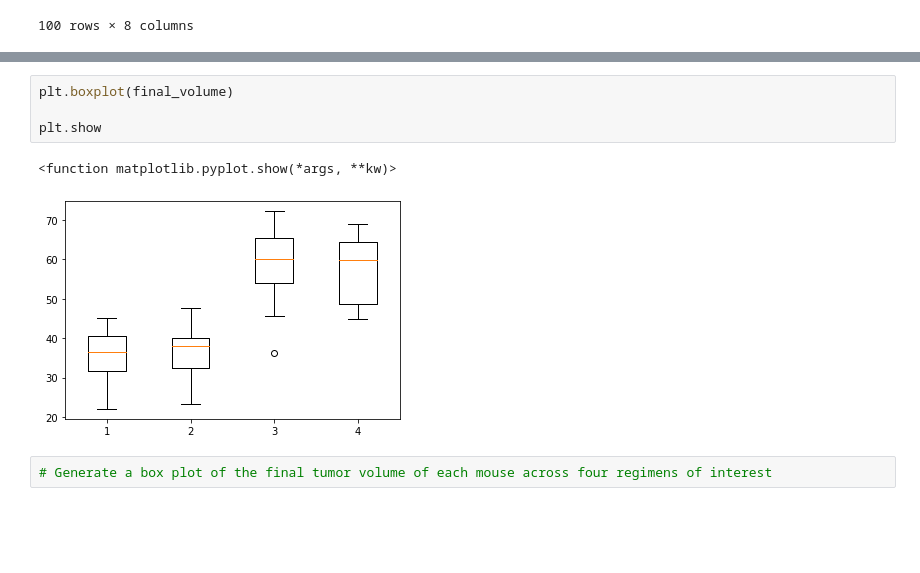
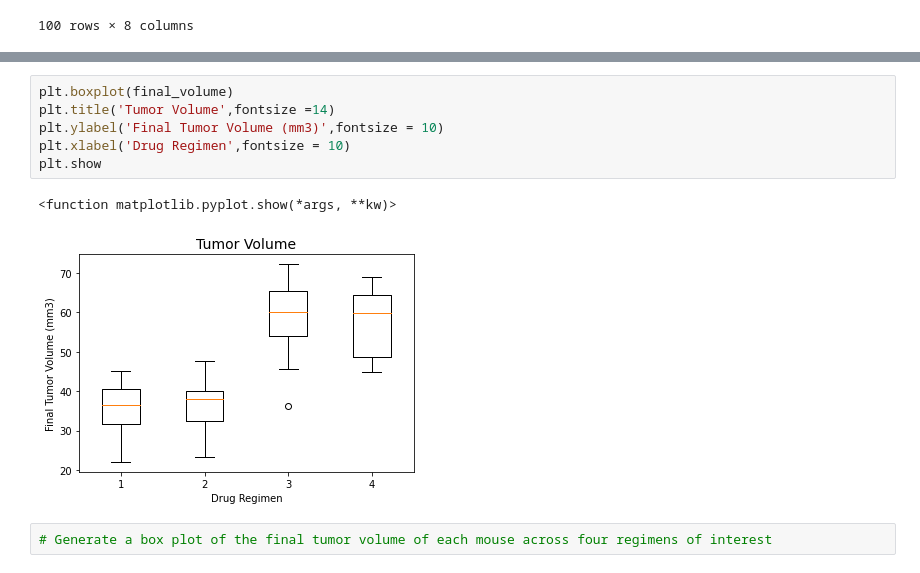
Before and after one commit to Courtneyrobison3/matplotlib-challenge, a Jupyter notebook: pymaceuticals_starter.ipynb, the cells around one changed output, grey strips where cells are left out. Drawn from its saved outputs; the diff is of its cells as text; blank space fills up the shorter version.

```diff
--- a/pymaceuticals_starter.ipynb
+++ b/pymaceuticals_starter.ipynb
@@ -330,13 +329,15 @@ quartiles_df
 | 1 | Capomulin | 32.377357 | 40.159220 | 7.781863 | 20.704562 | 51.832015 |
 | 2 | Infubinol | 54.048608 | 65.525743 | 11.477135 | 36.832905 | 82.741446 |
 | 3 | Ceftamin | 48.722078 | 64.299830 | 15.577752 | 25.355450 | 87.666458 |
-# %%
-plt.boxplot(final_volume)
-
-plt.show
-# %% [output]
-<function matplotlib.pyplot.show(*args, **kw)>
-[figure, removed]
+# %%
+plt.boxplot(final_volume)
+plt.title('Tumor Volume',fontsize =14)
+plt.ylabel('Final Tumor Volume (mm3)',fontsize = 10)
+plt.xlabel('Drug Regimen',fontsize = 10)
+plt.show
+# %% [output]
+<function matplotlib.pyplot.show(*args, **kw)>
+[figure, added]
 # %%
 # Generate a box plot of the final tumor volume of each mouse across four regimens of interest
 # %% [markdown]
```
Also changed, not shown: parts of 6 cells of this notebook.
